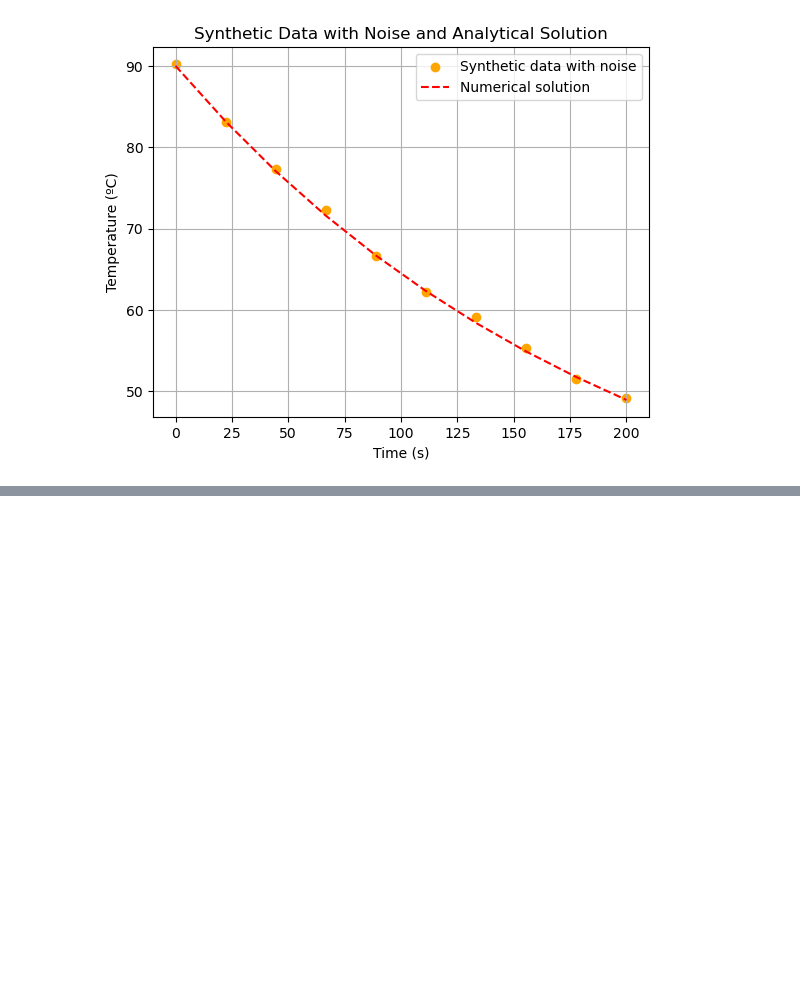
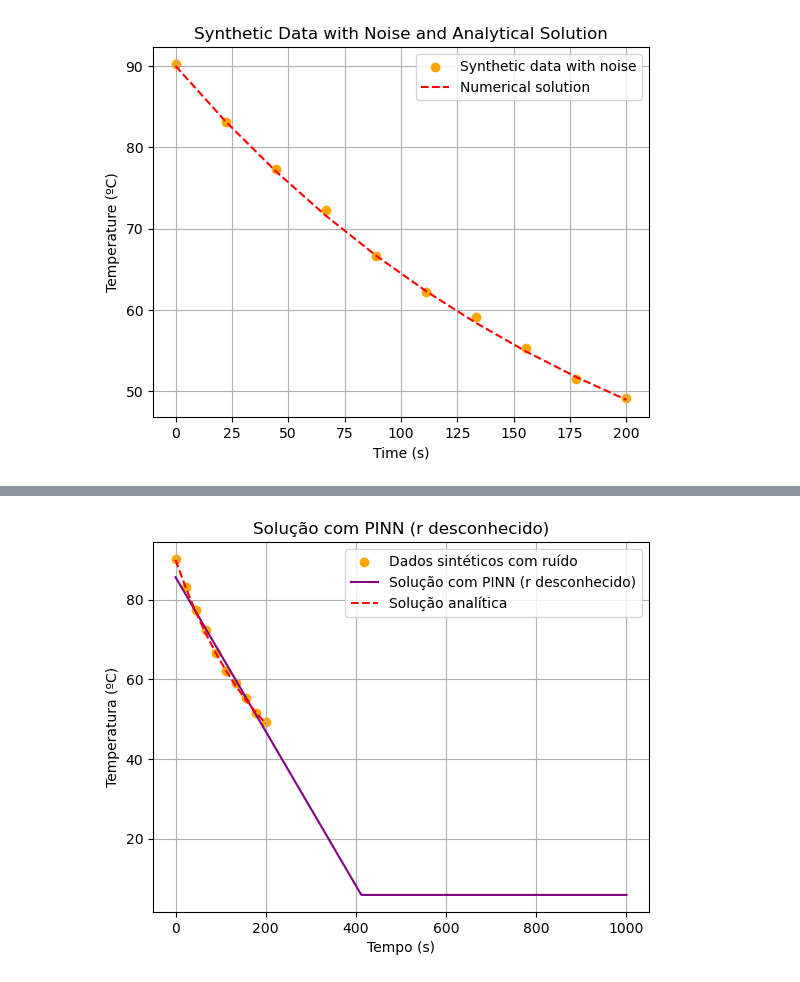
Before and after one commit to brunamendesfis/Computational_Physics, a Jupyter notebook: Redes_Neurais/Atividade_04/Exercício_01.ipynb, the cells around one changed output, grey strips where cells are left out. Cells and saved outputs as stored; diff of their text form; code cells hidden in the pictures; blank space fills up the shorter version.

```diff
--- a/Redes_Neurais/Atividade_04/Exercício_01.ipynb
+++ b/Redes_Neurais/Atividade_04/Exercício_01.ipynb
@@ -292,4 +296,18 @@ for epoch in range(epochs):
         loss = tf.reduce_mean(tf.square(T_pred - y_train)) + model_pinn_r_unknown.physics_loss(X_train, T_pred)
     grads = tape.gradient(loss, model_pinn_r_unknown.trainable_variables)
     optimizer.apply_gradients(zip(grads, model_pinn_r_unknown.trainable_variables))
+
+    if epoch % 100 == 0:
+        print(f"Epoch [{epoch}/{epochs}], Loss: {loss.numpy():.4f}, r: {model_pinn_r_unknown.r.numpy():.4f}")
+# Plotando a solução da PINN com r desconhecido
+T_pinn_r_unknown = model_pinn_r_unknown(X_test).numpy()
+plt.scatter(solution.t, synthetic_data, label="Dados sintéticos com ruído", color='orange')
+plt.plot(X_test, T_pinn_r_unknown, label="Solução com PINN (r desconhecido)", color='purple')
+plt.plot(solution.t, T_analyt, '--', label="Solução analítica", color='red')
+plt.xlabel("Tempo (s)")
+plt.ylabel("Temperatura (ºC)")
+plt.legend()
+plt.title("Solução com PINN (r desconhecido)")
+plt.grid(True)
+plt.show()
 # %% [output]
@@ -296,0 +324 @@ SyntaxError: incomplete input (3566642718.py, line 38)
+[figure, added]
```
Also changed, not shown: parts of 6 cells of this notebook.
